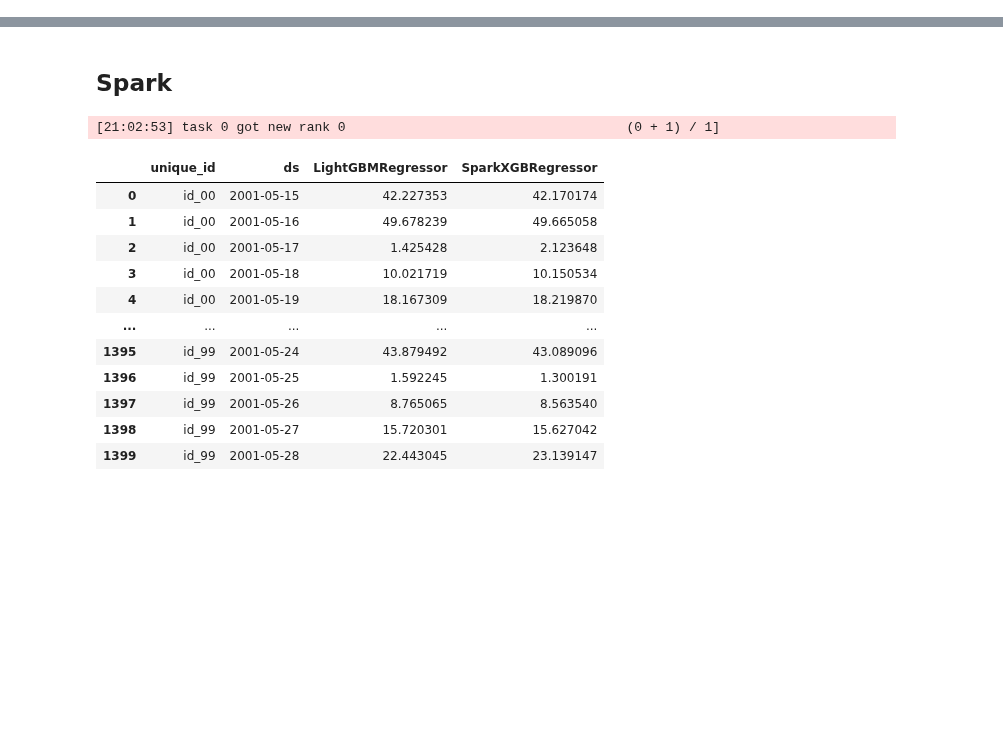
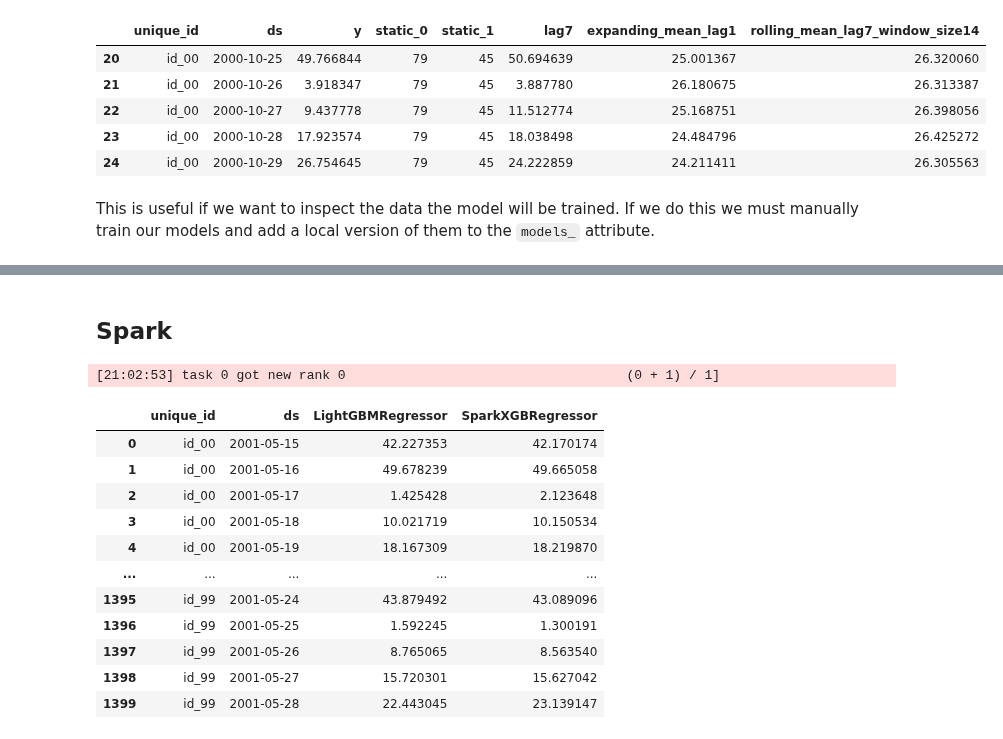
Before and after one commit to Nixtla/mlforecast, a Jupyter notebook: nbs/distributed.fugue.ipynb, the cells around one changed output, grey strips where cells are left out. Saved outputs shown, nothing was run; the diff lists cells and outputs as text; code cells hidden in the pictures; blank space fills up the shorter version.

```diff
--- a/nbs/distributed.fugue.ipynb
+++ b/nbs/distributed.fugue.ipynb
@@ -536,0 +677,14 @@ series
+# %%
+fcst = DistributedMLForecast(
+    models=models,
+    freq='D',
+    lags=[7],
+    lag_transforms={
+        1: [expanding_mean],
+        7: [(rolling_mean, 14)]
+    },
+    date_features=['dayofweek', 'month'],
+    num_threads=1,
+    engine=client,
+)
+fcst
@@ -536,0 +788,25 @@ series
+# %%
+#|hide
+non_std_series = partitioned_series.copy()
+non_std_series['ds'] = non_std_series.map_partitions(lambda part: part.groupby('unique_id').cumcount())
+non_std_series = non_std_series.rename(columns={'ds': 'time', 'y': 'value', 'unique_id': 'some_id'})
+flow_params = dict(
+    models=[XGBForecast(random_state=0)],
+    lags=[7],
+    lag_transforms={
+        1: [expanding_mean],
+        7: [(rolling_mean, 14)]
+    },
+    num_threads=1,
+)
+fcst = DistributedMLForecast(freq='D', **flow_params)
+fcst.fit(partitioned_series, id_col='unique_id', time_col='ds', target_col='y')
+preds = fcst.predict(7).compute()
+fcst2 = DistributedMLForecast(**flow_params)
+fcst2.preprocess(non_std_series, id_col='some_id', time_col='time', target_col='value')
+fcst2.models_ = fcst.models_  # distributed training can end up with different fits
+non_std_preds = fcst2.predict(7).compute()
+pd.testing.assert_frame_equal(
+    preds.drop(columns='ds'),
+    non_std_preds.drop(columns='time').rename(columns={'some_id': 'unique_id'})
+)
@@ -536,0 +842,12 @@ series
+# %%
+features_ddf = fcst.preprocess(partitioned_series, id_col='unique_id', time_col='ds', target_col='y')
+features_ddf.head()
+# %% [output]
+|  | unique_id | ds | y | static_0 | static_1 | lag7 | expanding_mean_lag1 | rolling_mean_lag7_window_size14 |
+| 20 | id_00 | 2000-10-25 | 49.766844 | 79 | 45 | 50.694639 | 25.001367 | 26.320060 |
+| 21 | id_00 | 2000-10-26 | 3.918347 | 79 | 45 | 3.887780 | 26.180675 | 26.313387 |
+| 22 | id_00 | 2000-10-27 | 9.437778 | 79 | 45 | 11.512774 | 25.168751 | 26.398056 |
+| 23 | id_00 | 2000-10-28 | 17.923574 | 79 | 45 | 18.038498 | 24.484796 | 26.425272 |
+| 24 | id_00 | 2000-10-29 | 26.754645 | 79 | 45 | 24.222859 | 24.211411 | 26.305563 |
+# %% [markdown]
+This is useful if we want to inspect the data the model will be trained. If we do this we must manually train our models and add a local version of them to the `models_` attribute.
```
Also changed, not shown: parts of 67 cells of this notebook.
